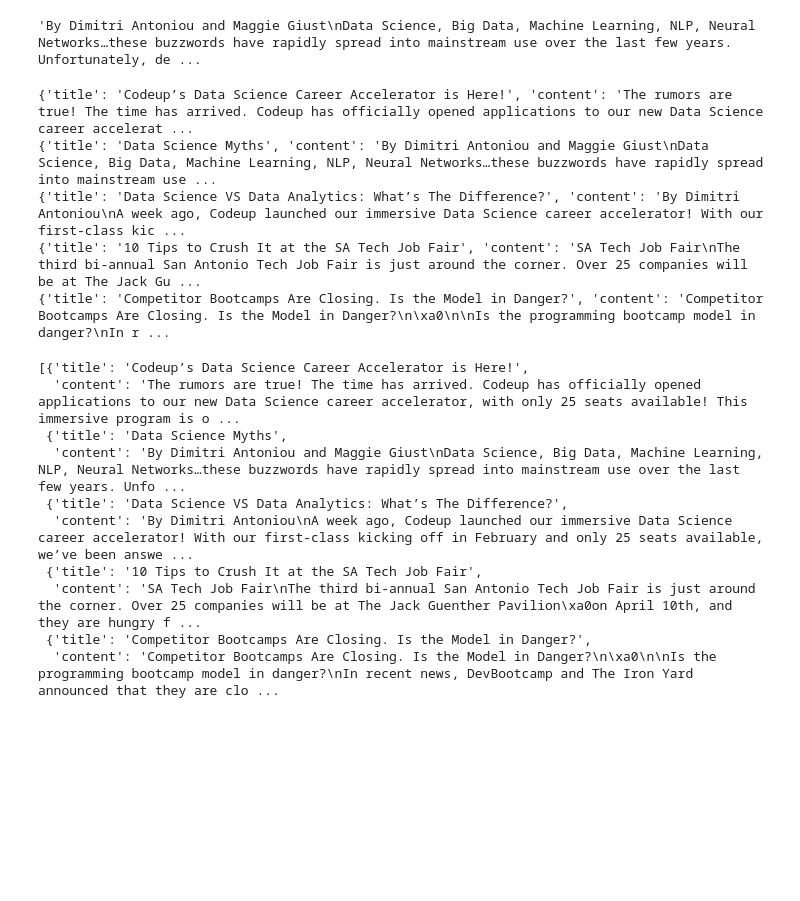
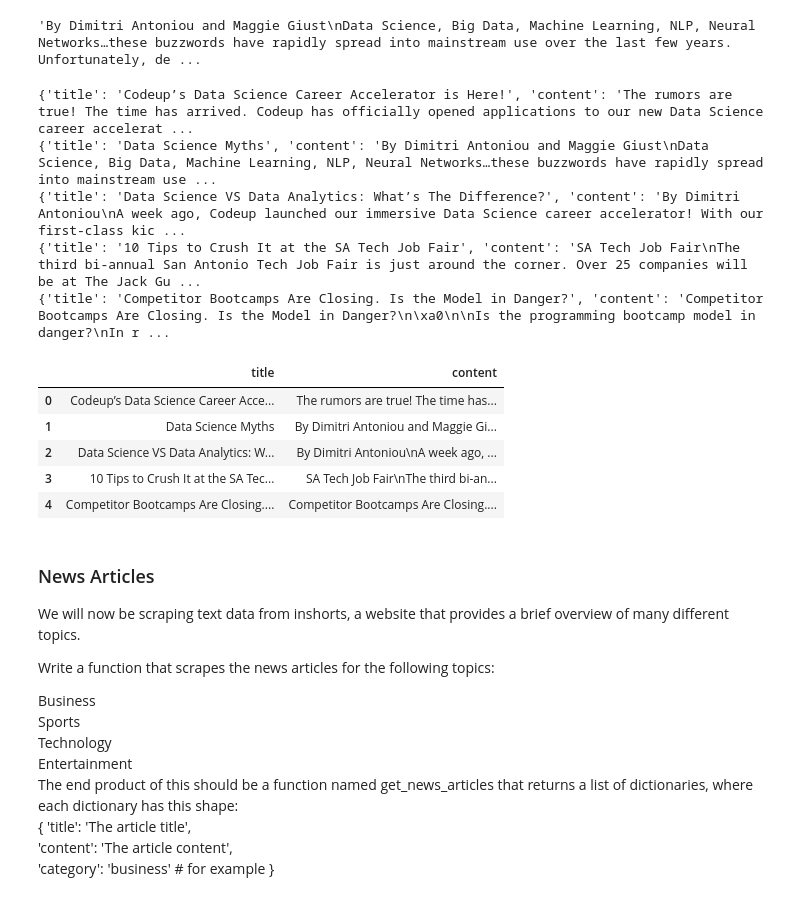
Before and after one commit to ravinder79/natural-language-processing-, a Jupyter notebook: acquire-2.ipynb, the cells around one changed output. Drawn from its saved outputs; the diff is of its cells as text; code cells hidden in the pictures; blank space fills up the shorter version.

```diff
--- a/acquire-2.ipynb
+++ b/acquire-2.ipynb
@@ -91,21 +92,35 @@ def get_blog_articles(urls):
         article = {'title': title, 'content': content}
         articles.append(article)
     return articles
-# %%
-get_blog_articles(urls)
-# %% [output]
-{'title': 'Codeup’s Data Science Career Accelerator is Here!', 'content': 'The rumors are true! The time has arrived. Codeup has officially opened applications to our new Data Science career accelerat ...
-{'title': 'Data Science Myths', 'content': 'By Dimitri Antoniou and Maggie Giust\nData Science, Big Data, Machine Learning, NLP, Neural Networks…these buzzwords have rapidly spread into mainstream use ...
-{'title': 'Data Science VS Data Analytics: What’s The Difference?', 'content': 'By Dimitri Antoniou\nA week ago, Codeup launched our immersive Data Science career accelerator! With our first-class kic ...
-{'title': '10 Tips to Crush It at the SA Tech Job Fair', 'content': 'SA Tech Job Fair\nThe third bi-annual San Antonio Tech Job Fair is just around the corner. Over 25 companies will be at The Jack Gu ...
-{'title': 'Competitor Bootcamps Are Closing. Is the Model in Danger?', 'content': 'Competitor Bootcamps Are Closing. Is the Model in Danger?\n\xa0\n\nIs the programming bootcamp model in danger?\nIn r ...
-[{'title': 'Codeup’s Data Science Career Accelerator is Here!',
-  'content': 'The rumors are true! The time has arrived. Codeup has officially opened applications to our new Data Science career accelerator, with only 25 seats available! This immersive program is o ...
- {'title': 'Data Science Myths',
-  'content': 'By Dimitri Antoniou and Maggie Giust\nData Science, Big Data, Machine Learning, NLP, Neural Networks…these buzzwords have rapidly spread into mainstream use over the last few years. Unfo ...
- {'title': 'Data Science VS Data Analytics: What’s The Difference?',
-  'content': 'By Dimitri Antoniou\nA week ago, Codeup launched our immersive Data Science career accelerator! With our first-class kicking off in February and only 25 seats available, we’ve been answe ...
- {'title': '10 Tips to Crush It at the SA Tech Job Fair',
-  'content': 'SA Tech Job Fair\nThe third bi-annual San Antonio Tech Job Fair is just around the corner. Over 25 companies will be at The Jack Guenther Pavilion\xa0on April 10th, and they are hungry f ...
- {'title': 'Competitor Bootcamps Are Closing. Is the Model in Danger?',
-  'content': 'Competitor Bootcamps Are Closing. Is the Model in Danger?\n\xa0\n\nIs the programming bootcamp model in danger?\nIn recent news, DevBootcamp and The Iron Yard announced that they are clo ...
+# %%
+articles = get_blog_articles(urls)
+pd.DataFrame(articles)
+# %% [output]
+{'title': 'Codeup’s Data Science Career Accelerator is Here!', 'content': 'The rumors are true! The time has arrived. Codeup has officially opened applications to our new Data Science career accelerat ...
+{'title': 'Data Science Myths', 'content': 'By Dimitri Antoniou and Maggie Giust\nData Science, Big Data, Machine Learning, NLP, Neural Networks…these buzzwords have rapidly spread into mainstream use ...
+{'title': 'Data Science VS Data Analytics: What’s The Difference?', 'content': 'By Dimitri Antoniou\nA week ago, Codeup launched our immersive Data Science career accelerator! With our first-class kic ...
+{'title': '10 Tips to Crush It at the SA Tech Job Fair', 'content': 'SA Tech Job Fair\nThe third bi-annual San Antonio Tech Job Fair is just around the corner. Over 25 companies will be at The Jack Gu ...
+{'title': 'Competitor Bootcamps Are Closing. Is the Model in Danger?', 'content': 'Competitor Bootcamps Are Closing. Is the Model in Danger?\n\xa0\n\nIs the programming bootcamp model in danger?\nIn r ...
+|  | title | content |
+| 0 | Codeup’s Data Science Career Acce... | The rumors are true! The time has... |
+| 1 | Data Science Myths | By Dimitri Antoniou and Maggie Gi... |
+| 2 | Data Science VS Data Analytics: W... | By Dimitri Antoniou\nA week ago, ... |
+| 3 | 10 Tips to Crush It at the SA Tec... | SA Tech Job Fair\nThe third bi-an... |
+| 4 | Competitor Bootcamps Are Closing.... | Competitor Bootcamps Are Closing.... |
+# %% [markdown]
+### News Articles
+
+We will now be scraping text data from inshorts, a website that provides a brief overview of many different topics.
+
+Write a function that scrapes the news articles for the following topics:
+
+Business
+Sports
+Technology
+Entertainment
+The end product of this should be a function named get_news_articles that returns a list of dictionaries, where each dictionary has this shape:
+{
+    'title': 'The article title',
+    'content': 'The article content',
+    'category': 'business' # for example
+}
```
Also changed, not shown: parts of 5 cells of this notebook.
